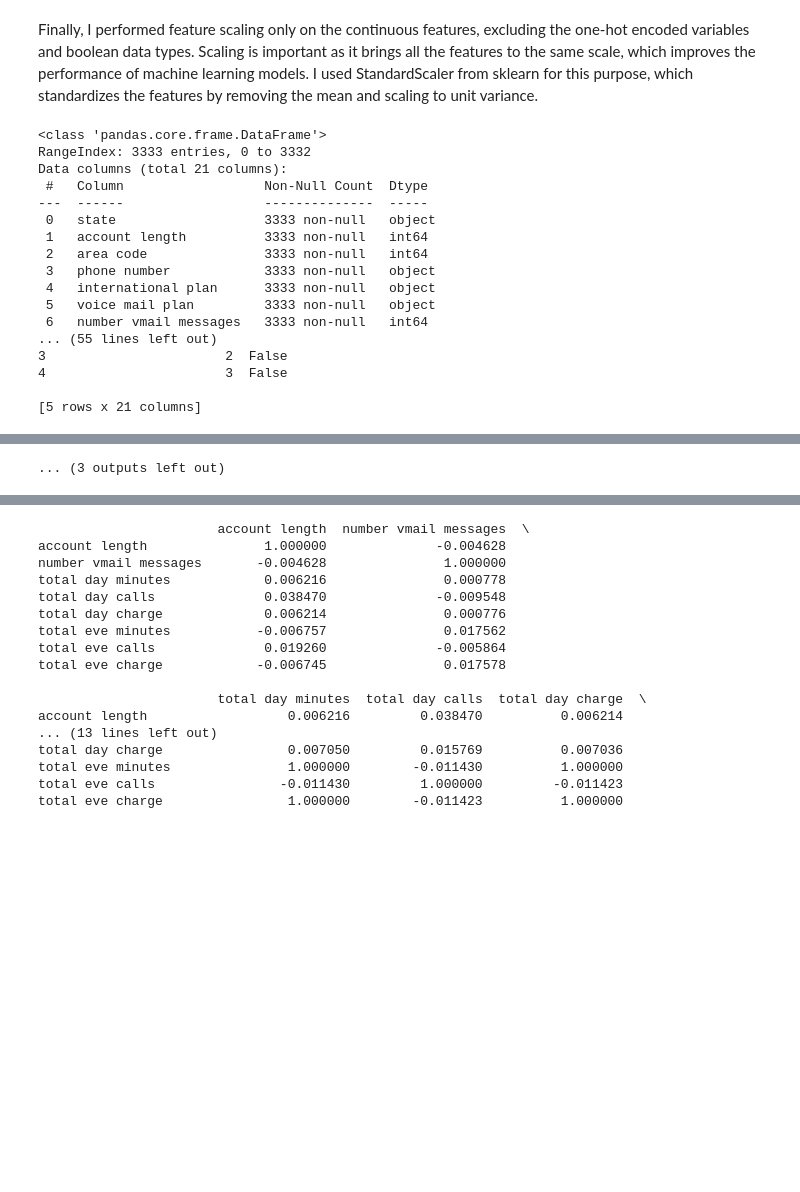
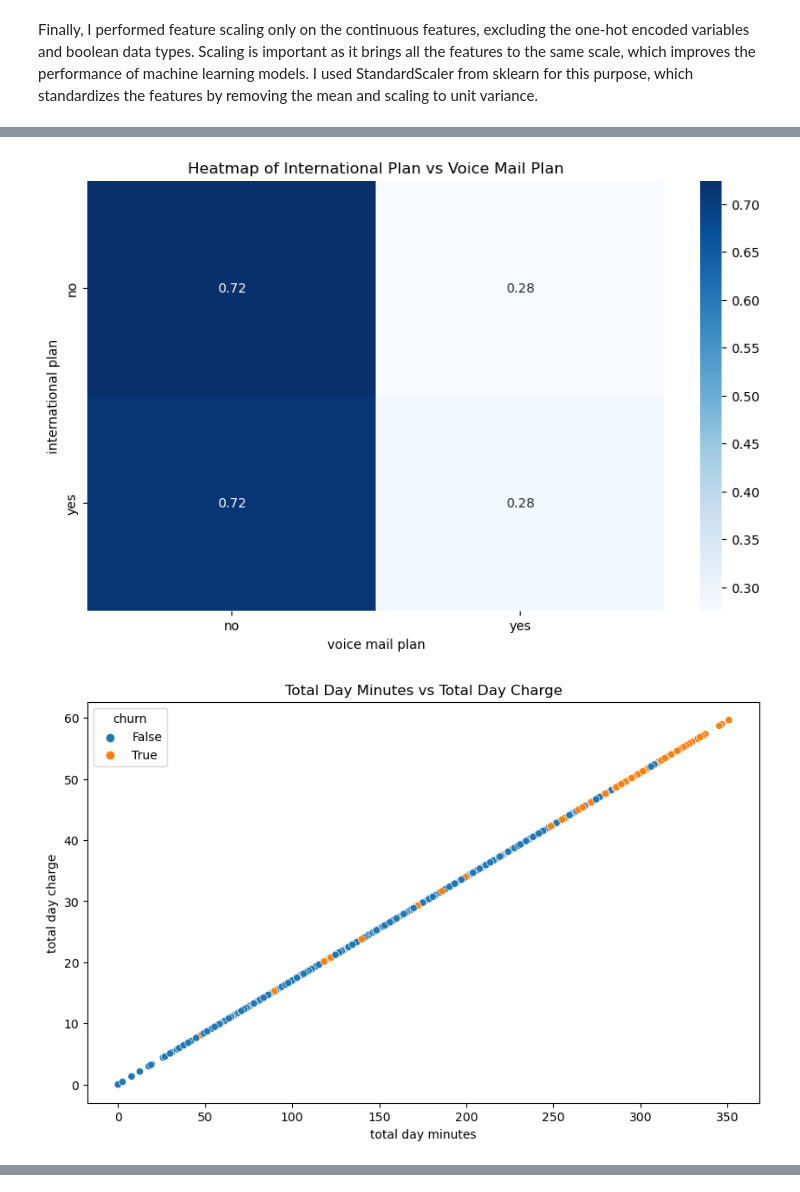
Before and after one commit to Muthama42/SyriaTel-Churn-Predictor, a Jupyter notebook: Syriatel.ipynb, the cells around one changed output, grey strips where cells are left out. Cells and saved outputs as stored; diff of their text form; code cells hidden in the pictures; blank space fills up the shorter version.

```diff
--- a/Syriatel.ipynb
+++ b/Syriatel.ipynb
@@ -344,45 +343,27 @@ class EDA(DataProcessing):
 # %%
 # Assuming DataProcessing class is already defined and imported
 
 # Usage
 file_path = 'Datasets/Customer Churn.csv'
 eda = EDA(file_path)
 
-# Load and display data
-eda.load_data()
 
 # Perform univariate analysis
 eda.univariate_analysis()
 
 # Perform bivariate analysis
 eda.bivariate_analysis()
 # %% [output]
-<class 'pandas.core.frame.DataFrame'>
-RangeIndex: 3333 entries, 0 to 3332
-Data columns (total 21 columns):
- #   Column                  Non-Null Count  Dtype
----  ------                  --------------  -----
- 0   state                   3333 non-null   object
- 1   account length          3333 non-null   int64
- 2   area code               3333 non-null   int64
- 3   phone number            3333 non-null   object
- 4   international plan      3333 non-null   object
- 5   voice mail plan         3333 non-null   object
- 6   number vmail messages   3333 non-null   int64
-... (55 lines left out)
-3                       2  False
-4                       3  False
-
-[5 rows x 21 columns]
 [figure]
 [figure]
 [figure]
 [figure]
 [figure]
 [figure]
 [figure]
 [figure]
 [figure]
 [figure]
 [figure]
-... (3 outputs left out)
+[figure, added]
+[figure, added]
@@ -389,37 +371,3 @@ Data columns (total 21 columns):
-# %%
-
-
-
-# List of continuous variables
-continuous_vars = ['account length', 'number vmail messages', 'total day minutes', 'total day calls',
-                   'total day charge', 'total eve minutes', 'total eve calls', 'total eve charge']
-
-# Extracting the subset of the DataFrame with only the continuous variables
-numerical_df = df[continuous_vars]
-
-# Calculating the correlation matrix
-correlation_matrix = numerical_df.corr()
-
-# Output the correlation coefficients
-print(correlation_matrix)
-# %% [output]
-                       account length  number vmail messages  \
-account length               1.000000              -0.004628
-number vmail messages       -0.004628               1.000000
-total day minutes            0.006216               0.000778
-total day calls              0.038470              -0.009548
-total day charge             0.006214               0.000776
-total eve minutes           -0.006757               0.017562
-total eve calls              0.019260              -0.005864
-total eve charge            -0.006745               0.017578
-
-                       total day minutes  total day calls  total day charge  \
-account length                  0.006216         0.038470          0.006214
-... (13 lines left out)
-total day charge                0.007050         0.015769          0.007036
-total eve minutes               1.000000        -0.011430          1.000000
-total eve calls                -0.011430         1.000000         -0.011423
-total eve charge                1.000000        -0.011423          1.000000
 # %% [markdown]
 ### Key Observations from Correlation Analysis
 
```
Also changed, not shown: parts of 15 cells of this notebook.
